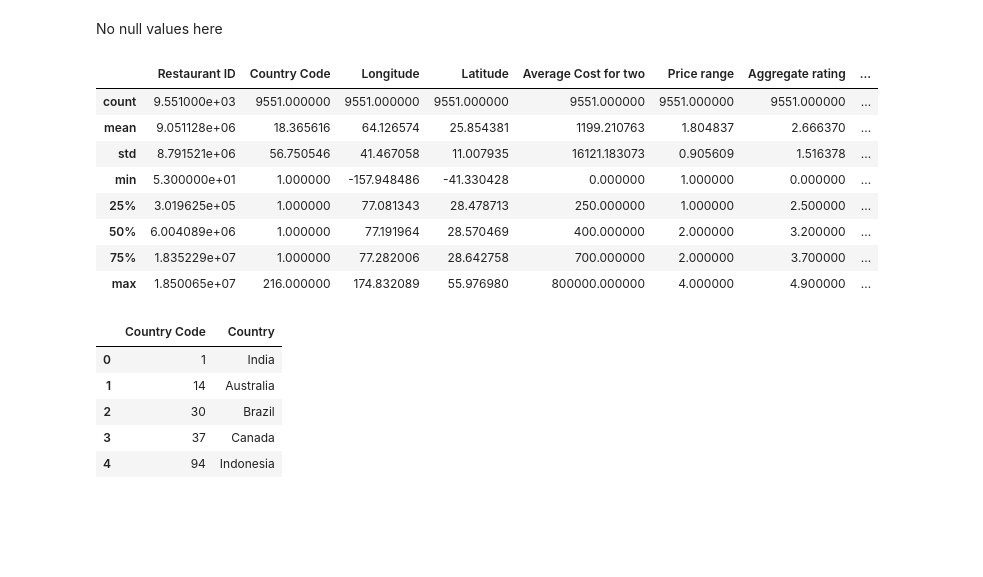
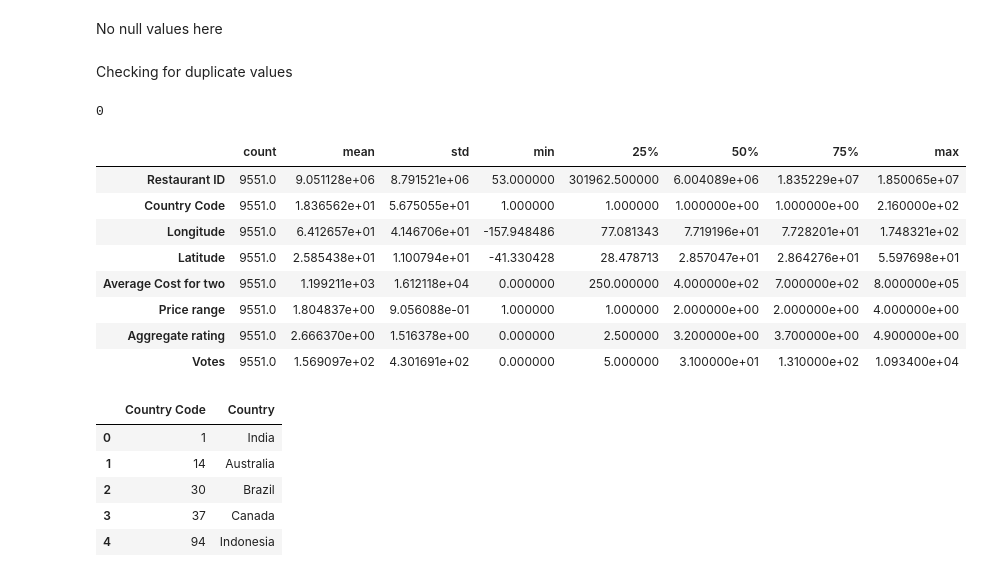
Before and after one commit to anjusukumaran4/data_visualization, a Jupyter notebook: zomato-restaurants-data-eda.ipynb, the cells around one changed output. Cells and saved outputs as stored; diff of their text form; code cells hidden in the pictures; blank space fills up the shorter version.

```diff
--- a/zomato-restaurants-data-eda.ipynb
+++ b/zomato-restaurants-data-eda.ipynb
@@ -87,19 +92,25 @@ Votes                   0
 dtype: int64
 # %% [markdown]
 No null values here
+# %% [markdown]
+Checking for duplicate values
+# %%
+df1.duplicated().sum()
+# %% [output]
+0
 # %%
 # Review descriptive data
-df1.describe()
+df1.describe().transpose()
 # %% [output]
-|  | Restaurant ID | Country Code | Longitude | Latitude | Average Cost for two | Price range | Aggregate rating | ... |
-| count | 9.551000e+03 | 9551.000000 | 9551.000000 | 9551.000000 | 9551.000000 | 9551.000000 | 9551.000000 | ... |
-| mean | 9.051128e+06 | 18.365616 | 64.126574 | 25.854381 | 1199.210763 | 1.804837 | 2.666370 | ... |
-| std | 8.791521e+06 | 56.750546 | 41.467058 | 11.007935 | 16121.183073 | 0.905609 | 1.516378 | ... |
-| min | 5.300000e+01 | 1.000000 | -157.948486 | -41.330428 | 0.000000 | 1.000000 | 0.000000 | ... |
-| 25% | 3.019625e+05 | 1.000000 | 77.081343 | 28.478713 | 250.000000 | 1.000000 | 2.500000 | ... |
-| 50% | 6.004089e+06 | 1.000000 | 77.191964 | 28.570469 | 400.000000 | 2.000000 | 3.200000 | ... |
-| 75% | 1.835229e+07 | 1.000000 | 77.282006 | 28.642758 | 700.000000 | 2.000000 | 3.700000 | ... |
-| max | 1.850065e+07 | 216.000000 | 174.832089 | 55.976980 | 800000.000000 | 4.000000 | 4.900000 | ... |
+|  | count | mean | std | min | 25% | 50% | 75% | max |
+| Restaurant ID | 9551.0 | 9.051128e+06 | 8.791521e+06 | 53.000000 | 301962.500000 | 6.004089e+06 | 1.835229e+07 | 1.850065e+07 |
+| Country Code | 9551.0 | 1.836562e+01 | 5.675055e+01 | 1.000000 | 1.000000 | 1.000000e+00 | 1.000000e+00 | 2.160000e+02 |
+| Longitude | 9551.0 | 6.412657e+01 | 4.146706e+01 | -157.948486 | 77.081343 | 7.719196e+01 | 7.728201e+01 | 1.748321e+02 |
+| Latitude | 9551.0 | 2.585438e+01 | 1.100794e+01 | -41.330428 | 28.478713 | 2.857047e+01 | 2.864276e+01 | 5.597698e+01 |
+| Average Cost for two | 9551.0 | 1.199211e+03 | 1.612118e+04 | 0.000000 | 250.000000 | 4.000000e+02 | 7.000000e+02 | 8.000000e+05 |
+| Price range | 9551.0 | 1.804837e+00 | 9.056088e-01 | 1.000000 | 1.000000 | 2.000000e+00 | 2.000000e+00 | 4.000000e+00 |
+| Aggregate rating | 9551.0 | 2.666370e+00 | 1.516378e+00 | 0.000000 | 2.500000 | 3.200000e+00 | 3.700000e+00 | 4.900000e+00 |
+| Votes | 9551.0 | 1.569097e+02 | 4.301691e+02 | 0.000000 | 5.000000 | 3.100000e+01 | 1.310000e+02 | 1.093400e+04 |
 # %%
 df_country = pd.read_excel('/kaggle/input/zomato-restaurants-data/Country-Code.xlsx')
 df_country.head()
```
Also changed, not shown: parts of 31 cells of this notebook.
